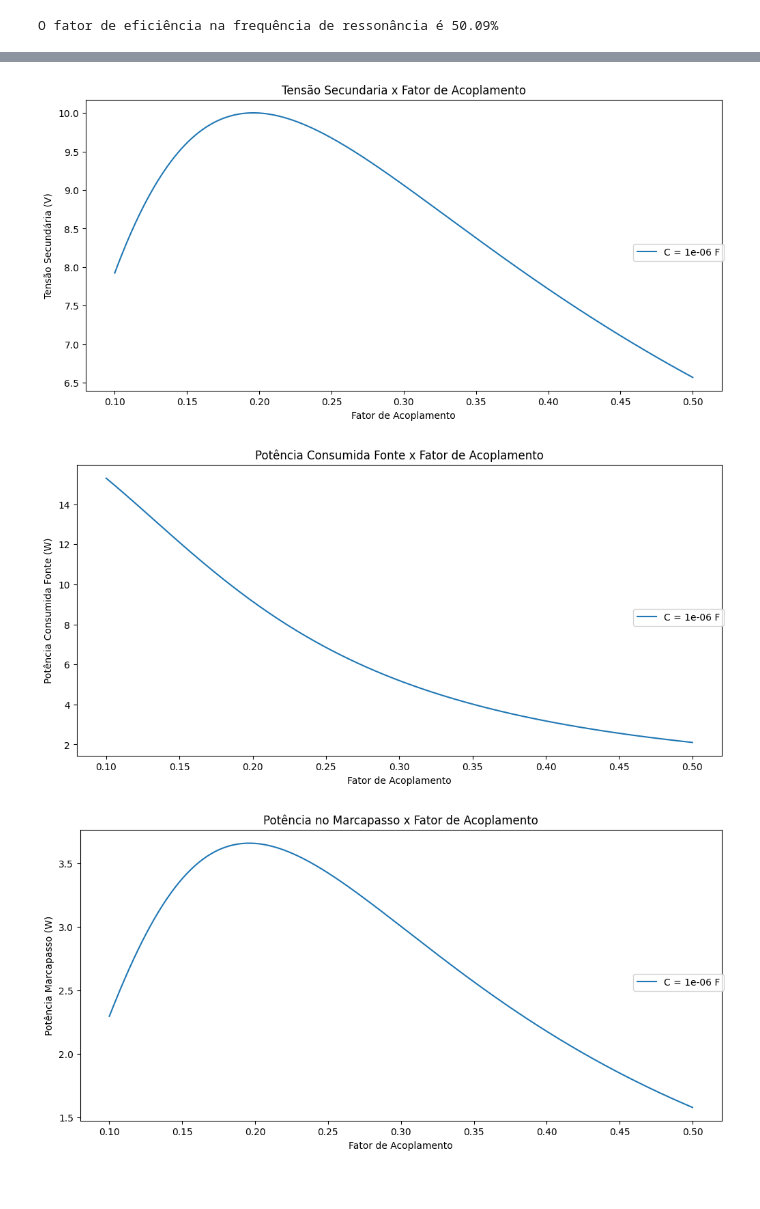
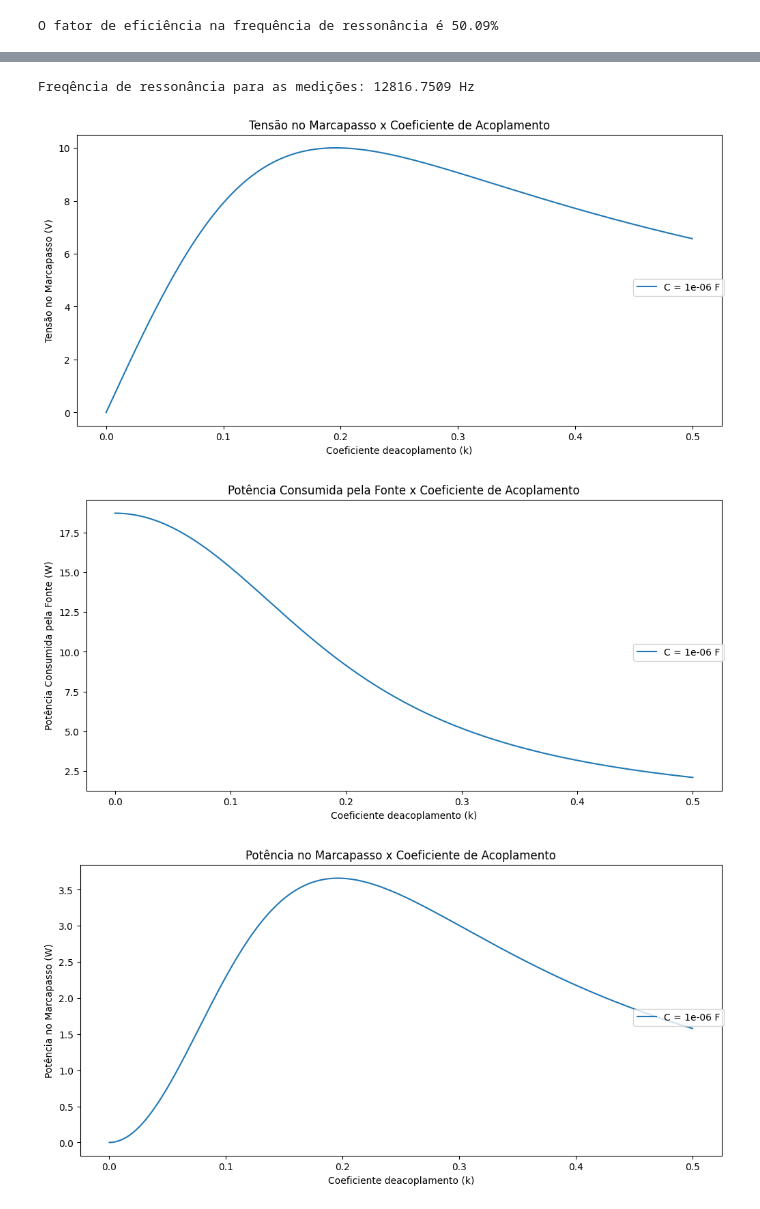
Before and after one commit to Peng1104/EletroMag-Projeto, a Jupyter notebook: projeto.ipynb, the cells around one changed output, grey strips where cells are left out. Saved outputs shown, nothing was run; the diff lists cells and outputs as text; code cells hidden in the pictures.

```diff
--- a/projeto.ipynb
+++ b/projeto.ipynb
@@ -285,8 +285,12 @@ indutanciaBobinaSecundaria = 155.4e-6  # H
 
 F = 1/(2*pi*sqrt(indutanciaBobinaPrimaria*c))
 w = 2*pi*F
+
+print(f"Freqência de ressonância para as medições: {F.real:.4f} Hz")
+# %% [output]
+Freqência de ressonância para as medições: 12816.7509 Hz
 # %%
-fatoresDeAcoplamento = np.linspace(0.1, 0.5, 1000)
+fatoresDeAcoplamento = np.linspace(0, 0.5, 1000)
 
 vMarcaPasso = []
 SFonte = []
@@ -309,16 +313,16 @@ for k in fatoresDeAcoplamento:
 # %%
 fig, ax = plt.subplots(layout='constrained',figsize=(10,5))
 
 ax.plot(fatoresDeAcoplamento, vMarcaPasso, label=f"C = {c} F")
 
 fig.legend(loc='center right')
 
-plt.title("Tensão Secundaria x Fator de Acoplamento")
-plt.xlabel("Fator de Acoplamento")
-plt.ylabel("Tensão Secundária (V)")
+plt.title("Tensão no Marcapasso x Coeficiente de Acoplamento")
+plt.xlabel("Coeficiente deacoplamento (k)")
+plt.ylabel("Tensão no Marcapasso (V)")
 plt.show()
 # %% [output]
-[figure, old version]
+[figure, new version]
 # %%
 fig, ax = plt.subplots(layout='constrained',figsize=(10,5))
 
@@ -326,12 +330,12 @@ ax.plot(fatoresDeAcoplamento, SFonte, label=f"C = {c} F")
 
 fig.legend(loc='center right')
 
-plt.title("Potência Consumida Fonte x Fator de Acoplamento")
-plt.xlabel("Fator de Acoplamento")
-plt.ylabel("Potência Consumida Fonte (W)")
+plt.title("Potência Consumida pela Fonte x Coeficiente de Acoplamento")
+plt.xlabel("Coeficiente deacoplamento (k)")
+plt.ylabel("Potência Consumida pela Fonte (W)")
 plt.show()
 # %% [output]
-[figure, old version]
+[figure, new version]
 # %%
 fig, ax = plt.subplots(layout='constrained',figsize=(10,5))
 
@@ -339,12 +343,12 @@ ax.plot(fatoresDeAcoplamento, SMarcaPasso, label=f"C = {c} F")
 
 fig.legend(loc='center right')
 
-plt.title("Potência no Marcapasso x Fator de Acoplamento")
-plt.xlabel("Fator de Acoplamento")
-plt.ylabel("Potência Marcapasso (W)")
+plt.title("Potência no Marcapasso x Coeficiente de Acoplamento")
+plt.xlabel("Coeficiente deacoplamento (k)")
+plt.ylabel("Potência no Marcapasso (W)")
 plt.show()
 # %% [output]
-[figure, old version]
+[figure, new version]
 # %%
 fig, ax = plt.subplots(layout='constrained',figsize=(10,5))
 
```
Also changed, not shown: parts of 3 cells of this notebook.
